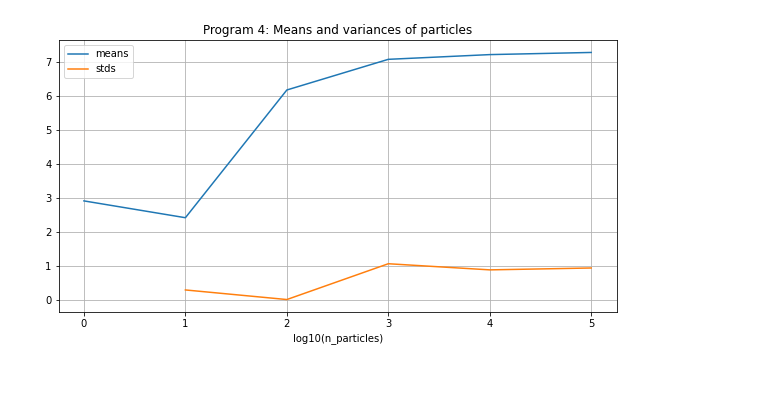
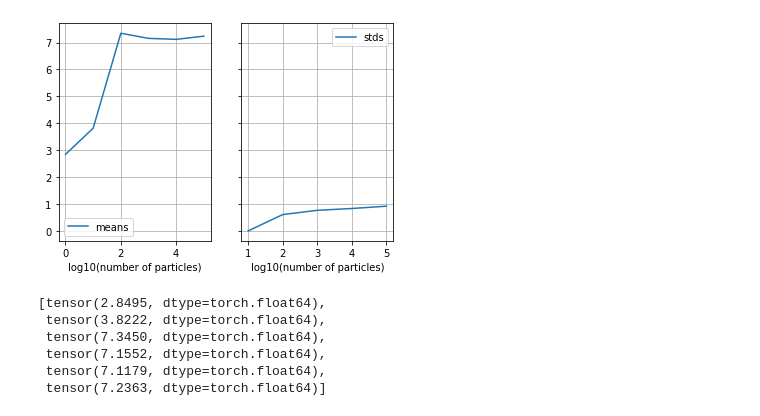
Before and after one commit to aliseyfi75/Probabilistic-Programming, a Jupyter notebook: Assignment_6/SMC_plots.ipynb, the cells around one changed output. Saved outputs shown, nothing was run; the diff lists cells and outputs as text; code cells hidden in the pictures; blank space fills up the shorter version.

```diff
--- a/Assignment_6/SMC_plots.ipynb
+++ b/Assignment_6/SMC_plots.ipynb
@@ -195,7 +182,7 @@ with open('/Users/aliseyfi/Documents/UBC/Semester3/Probabilistic-Programming/HW/
 
 program_3 = {'logZ' : [],
              'particles' : []}
-for particle_counts in [10**i for i in range(6)]:
+for particle_counts in [10**i for i in range(5)]:
     print('particle counts', particle_counts)
     logZ, particles = SMC(particle_counts, exp)
     program_3['logZ'].append(logZ)
@@ -252,6 +254,0 @@ for i in range(len(program_3['particles'])):
-# %%
-for i in range(len(program_3['particles'])):
-    plt.hist(torch.vstack(program_3['particles'][i]).numpy(), bins=40)
-    plt.title('Program 4: Histogram for log10(n_particles)=0')
-    plt.grid()
-    plt.show()
@@ -263,0 +255,8 @@ for i in range(len(program_3['particles'])):
+# %%
+for i in range(len(program_3['particles'])):
+    plt.subplots(3,6, figsize=(20,10))
+    for j in range(17):
+        plt.subplot(3,6,j+1)
+        plt.hist(torch.stack(program_3['particles'][i])[:,j].numpy(), bins = [-0.5,0.5,1.5,2.5])
+        plt.title("step: "+str(j+1))
+    plt.savefig('Figures/Histogram_3_'+str(i)+'.png')
@@ -305,14 +316,28 @@ plt.show()
 # %%
-means = [torch.stack(t).double().mean() for t in program_4['particles']]
-stds = [torch.stack(t).double().std() for t in program_4['particles']]
-plt.figure(figsize=(10, 5))
-plt.plot(range(len(means)), means, label='means')
-plt.plot(range(len(stds)), stds, label='stds')
-plt.title('Program 4: Means and variances of particles')
-plt.xlabel('log10(n_particles)')
-plt.grid()
-plt.legend()
+means_4 = [torch.stack(t).double().mean() for t in program_4['particles']]
+stds_4 = [torch.stack(t).double().std() for t in program_4['particles']]
+f, (ax1, ax2) = plt.subplots(1, 2, sharey=True)
+ax1.plot(range(len(means_4)), means_4, label='means')
+ax1.set_xlabel('log10(number of particles)')
+ax1.grid()
+ax1.legend()
+
+ax2.plot(range(len(stds_4)), stds_4, label='stds')
+ax2.set_xlabel('log10(number of particles)')
+ax2.grid()
+ax2.legend()
 plt.show()
+
+f.savefig('Figures/Mean-Std_4.png')
 # %% [output]
-[figure, old version]
+[figure, new version]
+# %%
+means_4
+# %% [output]
+[tensor(2.8495, dtype=torch.float64),
+ tensor(3.8222, dtype=torch.float64),
+ tensor(7.3450, dtype=torch.float64),
+ tensor(7.1552, dtype=torch.float64),
+ tensor(7.1179, dtype=torch.float64),
+ tensor(7.2363, dtype=torch.float64)]
 # %%
```
Also changed, not shown: parts of 38 cells of this notebook, 1 other file.
